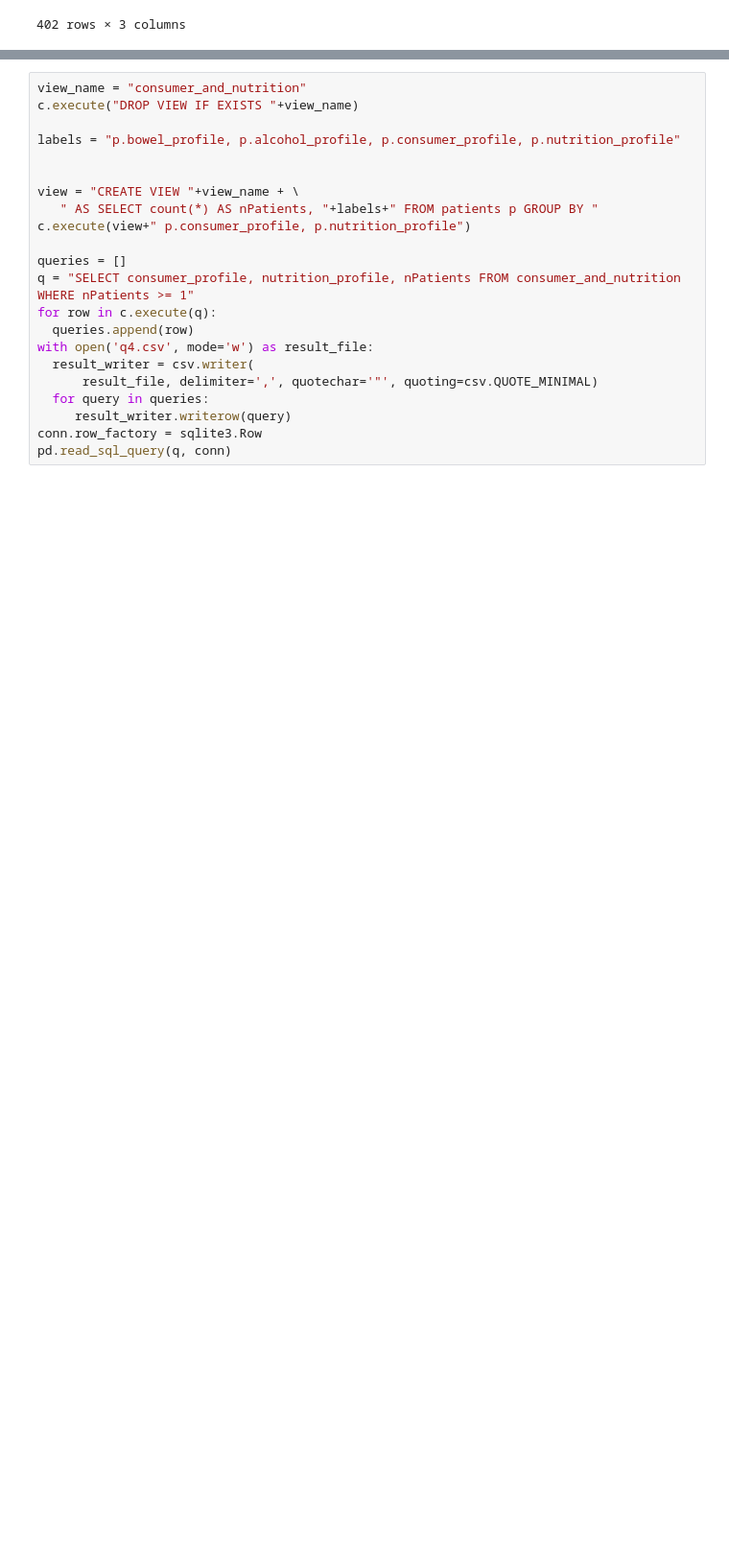
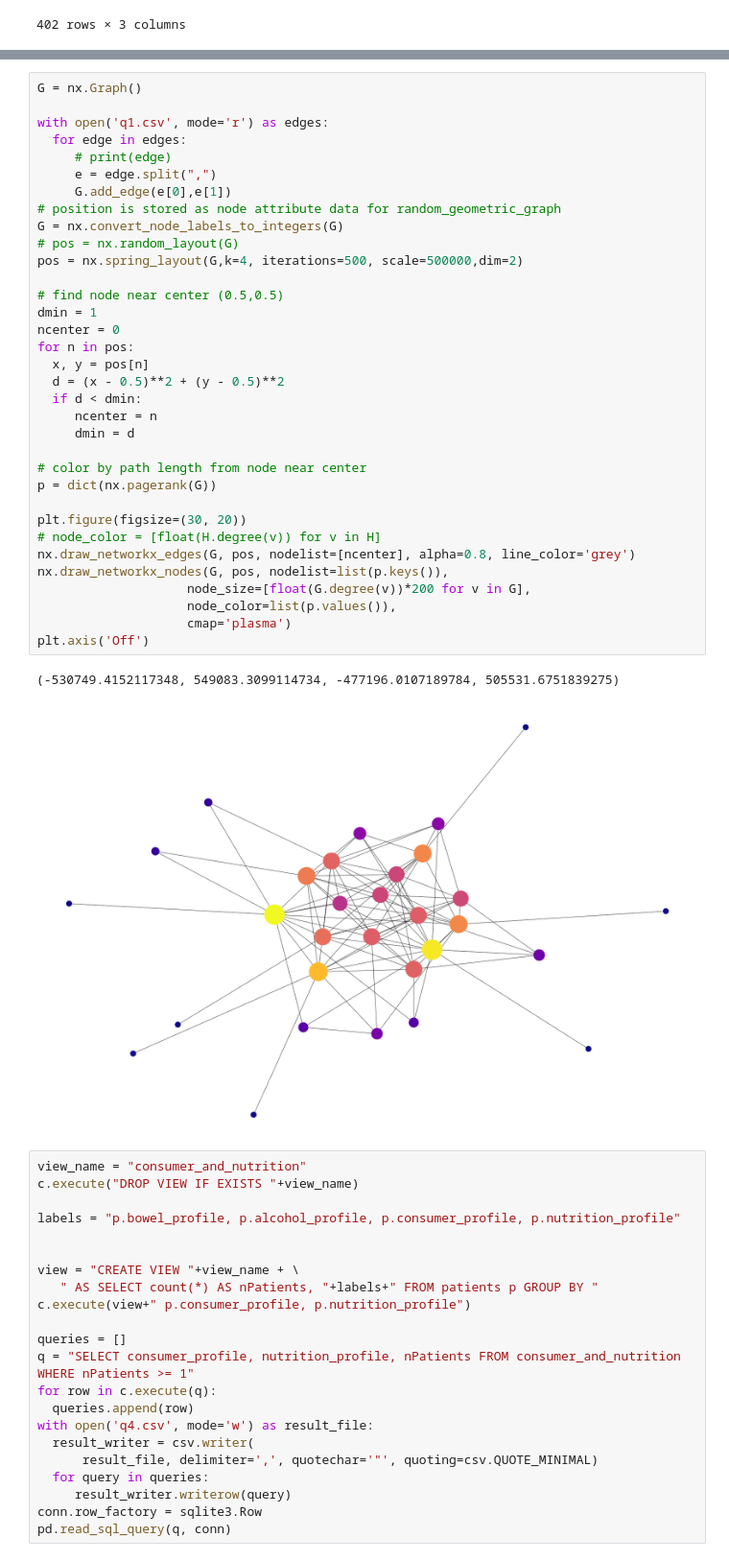
Before and after one commit to Trindad/digestive-diseases, a Jupyter notebook: network/network.ipynb, the cells around one changed output, grey strips where cells are left out. Shown at 96% size. Drawn from its saved outputs; the diff is of its cells as text; blank space fills up the shorter version.

```diff
--- a/network/network.ipynb
+++ b/network/network.ipynb
@@ -544,3 +580,40 @@ pd.read_sql_query(q, conn)
+# %%
+G = nx.Graph()
+
+with open('q1.csv', mode='r') as edges:
+  for edge in edges:
+     # print(edge)
+     e = edge.split(",")
+     G.add_edge(e[0],e[1])
+# position is stored as node attribute data for random_geometric_graph
+G = nx.convert_node_labels_to_integers(G)
+# pos = nx.random_layout(G)
+pos = nx.spring_layout(G,k=4, iterations=500, scale=500000,dim=2)
+
+# find node near center (0.5,0.5)
+dmin = 1
+ncenter = 0
+for n in pos:
+  x, y = pos[n]
+  d = (x - 0.5)**2 + (y - 0.5)**2
+  if d < dmin:
+     ncenter = n
+     dmin = d
+
+# color by path length from node near center
+p = dict(nx.pagerank(G))
+
+plt.figure(figsize=(30, 20))
+# node_color = [float(H.degree(v)) for v in H]
+nx.draw_networkx_edges(G, pos, nodelist=[ncenter], alpha=0.8, line_color='grey')
+nx.draw_networkx_nodes(G, pos, nodelist=list(p.keys()),
+                    node_size=[float(G.degree(v))*200 for v in G],
+                    node_color=list(p.values()),
+                    cmap='plasma')
+plt.axis('Off')
+# %% [output]
+(-530749.4152117348, 549083.3099114734, -477196.0107189784, 505531.6751839275)
+[figure, added]
 # %%
 view_name = "consumer_and_nutrition"
 c.execute("DROP VIEW IF EXISTS "+view_name)
```
Also changed, not shown: parts of 6 cells of this notebook.
